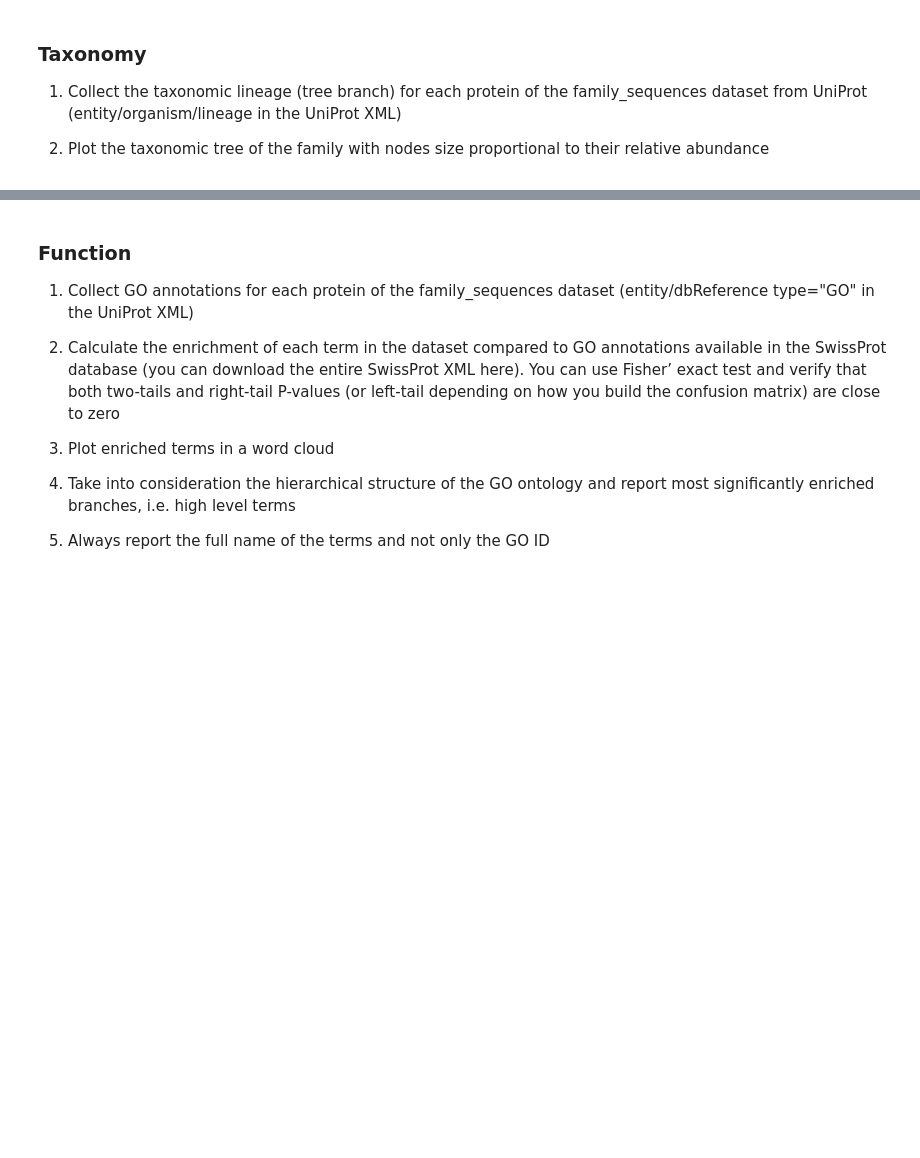
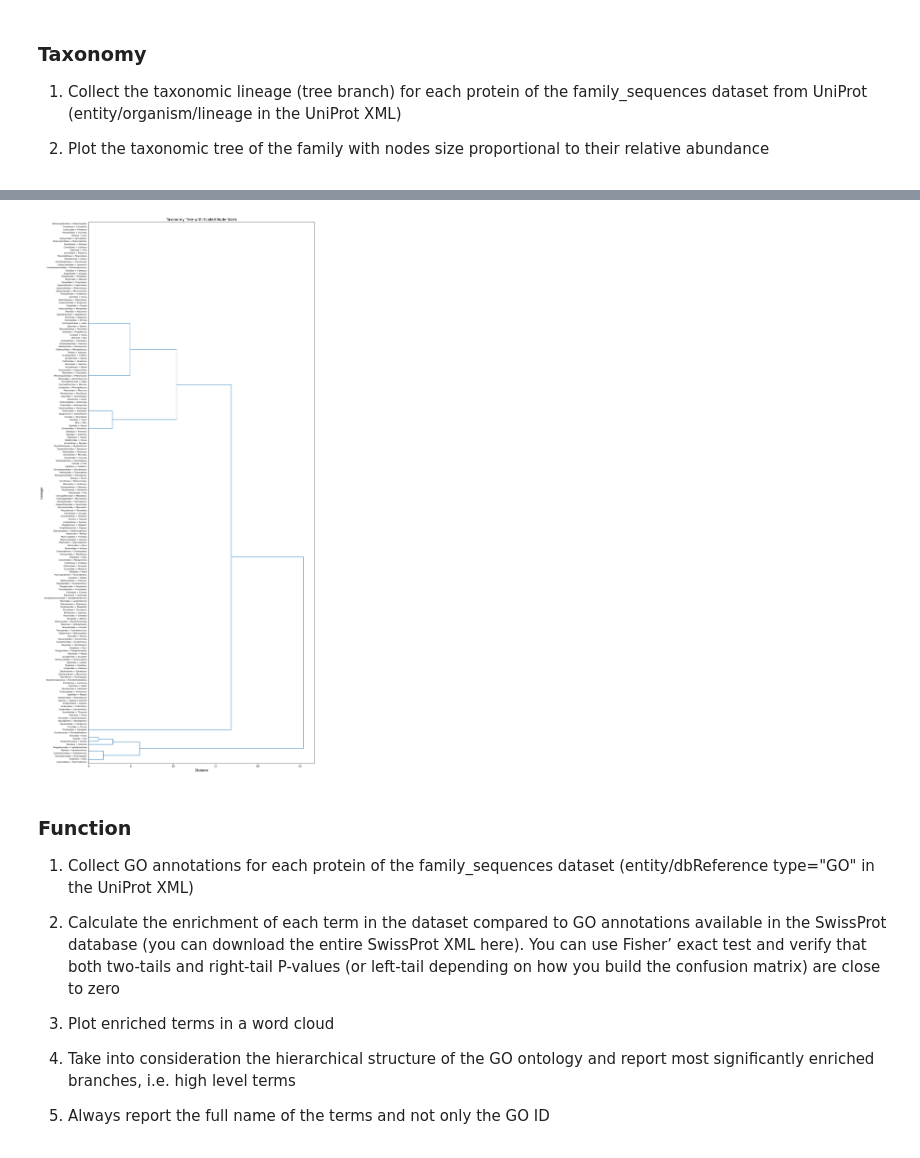
Before and after one commit to Albi1999/Protein_Domain_Family_Characterization, a Jupyter notebook: BD_Project_notebook.ipynb, the cells around one changed output, grey strips where cells are left out. Cells and saved outputs as stored; diff of their text form; code cells hidden in the pictures; blank space fills up the shorter version.

Commit message:
Updated Taxonomy Tree with new model

```diff
--- a/BD_Project_notebook.ipynb
+++ b/BD_Project_notebook.ipynb
@@ -369,3 +333,67 @@ plt.show()
+# %%
+import pandas as pd
+import matplotlib.pyplot as plt
+from scipy.cluster.hierarchy import dendrogram, linkage
+from scipy.spatial.distance import pdist, squareform
+from collections import Counter
+import numpy as np
+
+# Load cleaned protein IDs
+with open("cleaned_protein_ids.txt", "r") as f:
+    protein_ids = f.read().splitlines()
+
+# Load taxonomy info
+taxonomy_info = pd.read_csv("taxonomy_info.csv")
+
+# Filter taxonomy data to include only relevant protein IDs
+filtered_taxonomy = taxonomy_info[taxonomy_info['Protein ID'].isin(protein_ids)]
+
+# Simplify taxonomic lineage (e.g., keeping genus and species)
+def simplify_lineage(lineage):
+    levels = lineage.split(" > ")
+    if len(levels) >= 2:
+        return " > ".join(levels[-2:])  # Keep genus and species
+    return lineage
+
+filtered_taxonomy['Simplified_Lineage'] = filtered_taxonomy['Lineage'].apply(simplify_lineage)
+
+# Count the abundance of each taxonomic group
+lineage_counts = Counter(filtered_taxonomy['Simplified_Lineage'])
+
+# Convert counts to a DataFrame
+lineage_df = pd.DataFrame(list(lineage_counts.items()), columns=['Lineage', 'Count'])
+
+# Perform hierarchical clustering
+lineages = lineage_df['Lineage'].tolist()
+counts = lineage_df['Count'].tolist()
+
+# Create a condensed distance matrix using pdist
+condensed_distance_matrix = pdist(np.array(counts).reshape(-1, 1), metric='euclidean')
+linkage_matrix = linkage(condensed_distance_matrix, method='ward')
+
+# Plot the dendrogram
+plt.figure(figsize=(15, 30))  # Adjust figure size for better readability
+
+# Plot dendrogram
+dendrogram(
+    linkage_matrix,
+    labels=lineages,
+    orientation="right",
+    leaf_font_size=8,  # Smaller font size for better spacing
+    color_threshold=0.5
+)
+
+# Adjust plot aesthetics
+plt.title("Taxonomy Tree with Scaled Node Sizes", fontsize=14)
+plt.xlabel("Distance", fontsize=12)
+plt.ylabel("Lineage", fontsize=12)
+plt.tight_layout()
+
+# Save and display the plot
+plt.savefig("taxonomy_tree.png", dpi=300)
+plt.show()
+# %% [output]
+[figure, added]
 # %% [markdown]
 ### Function
 
```
Also changed, not shown: parts of 1 cell of this notebook, 11 other files.
